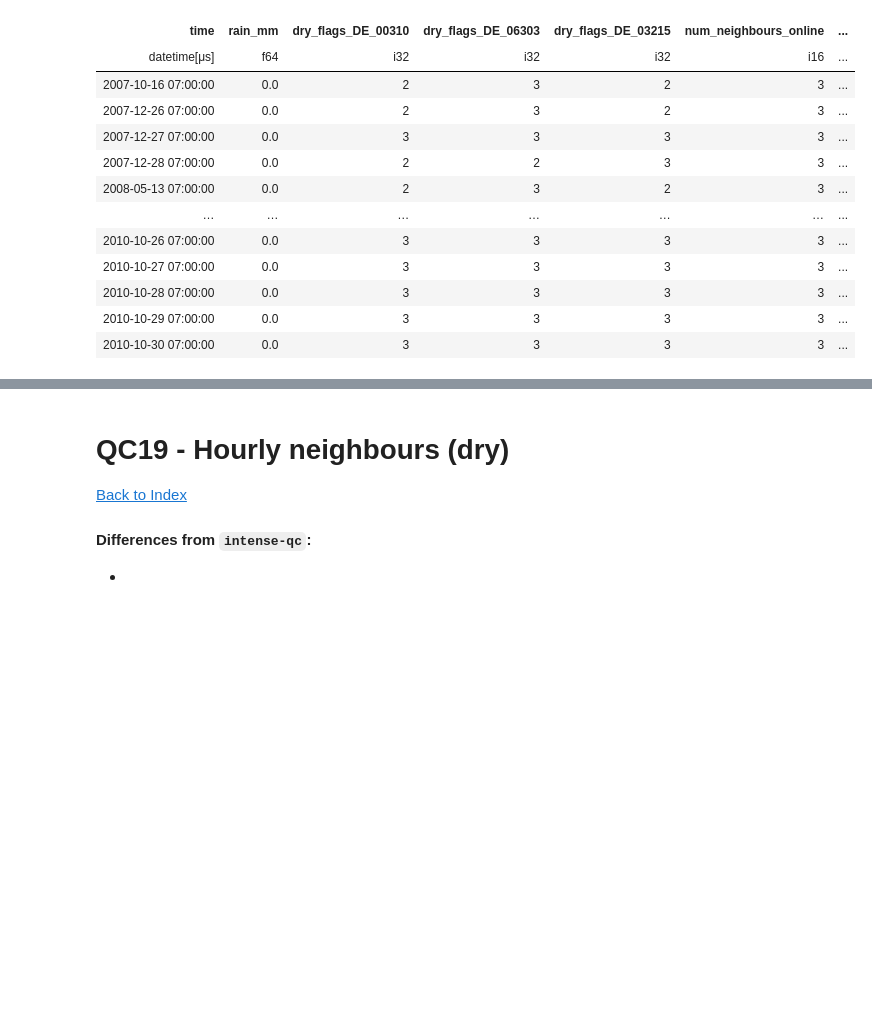
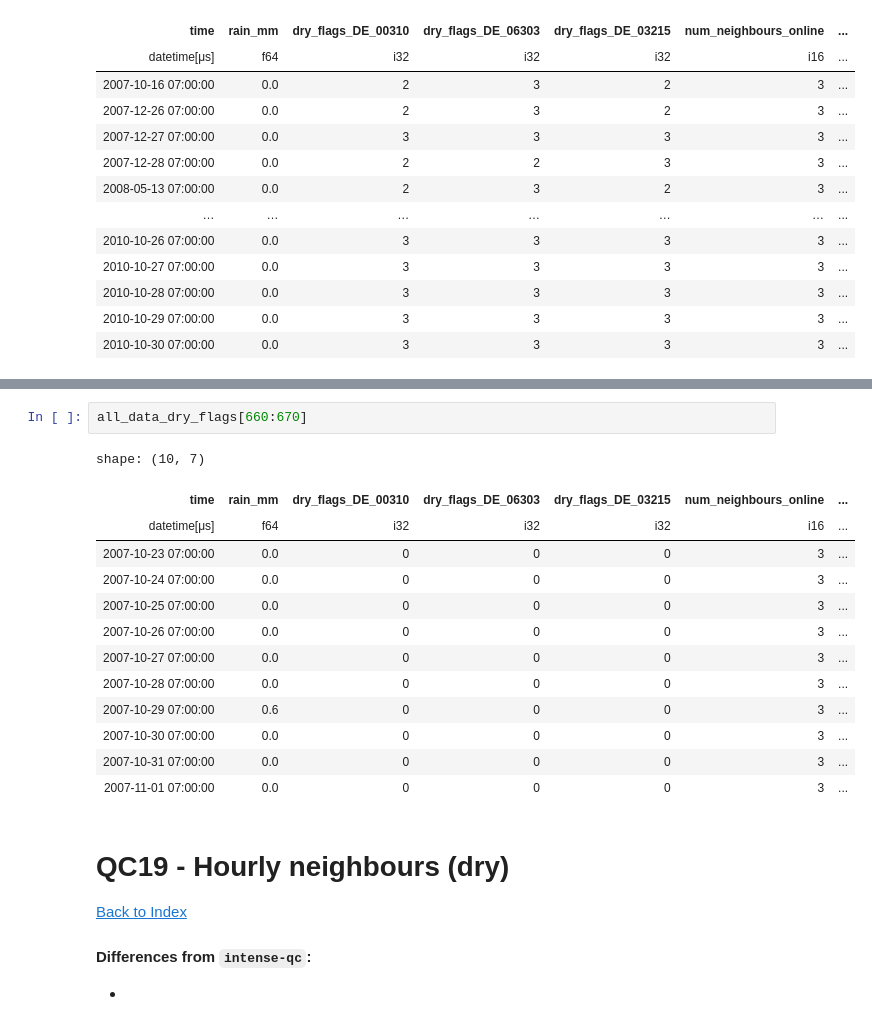
Before and after one commit to Thomasjkeel/RainfallQC-notebooks, a Jupyter notebook: notebooks/neighbour_checks.ipynb, the cells around one changed output, grey strips where cells are left out. Drawn from its saved outputs; the diff is of its cells as text; blank space fills up the shorter version.

Commit message:
dry flags problem

```diff
--- a/notebooks/neighbour_checks.ipynb
+++ b/notebooks/neighbour_checks.ipynb
@@ -1590,3 +1641,19 @@ shape: (131, 7)
+# %%
+all_data_dry_flags[660:670]
+# %% [output]
+shape: (10, 7)
+| time | rain_mm | dry_flags_DE_00310 | dry_flags_DE_06303 | dry_flags_DE_03215 | num_neighbours_online | ... |
+| datetime[μs] | f64 | i32 | i32 | i32 | i16 | ... |
+| 2007-10-23 07:00:00 | 0.0 | 0 | 0 | 0 | 3 | ... |
+| 2007-10-24 07:00:00 | 0.0 | 0 | 0 | 0 | 3 | ... |
+| 2007-10-25 07:00:00 | 0.0 | 0 | 0 | 0 | 3 | ... |
+| 2007-10-26 07:00:00 | 0.0 | 0 | 0 | 0 | 3 | ... |
+| 2007-10-27 07:00:00 | 0.0 | 0 | 0 | 0 | 3 | ... |
+| 2007-10-28 07:00:00 | 0.0 | 0 | 0 | 0 | 3 | ... |
+| 2007-10-29 07:00:00 | 0.6 | 0 | 0 | 0 | 3 | ... |
+| 2007-10-30 07:00:00 | 0.0 | 0 | 0 | 0 | 3 | ... |
+| 2007-10-31 07:00:00 | 0.0 | 0 | 0 | 0 | 3 | ... |
+| 2007-11-01 07:00:00 | 0.0 | 0 | 0 | 0 | 3 | ... |
 # %% [markdown]
 # QC19 - Hourly neighbours (dry)
 [Back to Index](#Table-of-contents)
```
Also changed, not shown: parts of 6 cells of this notebook.
